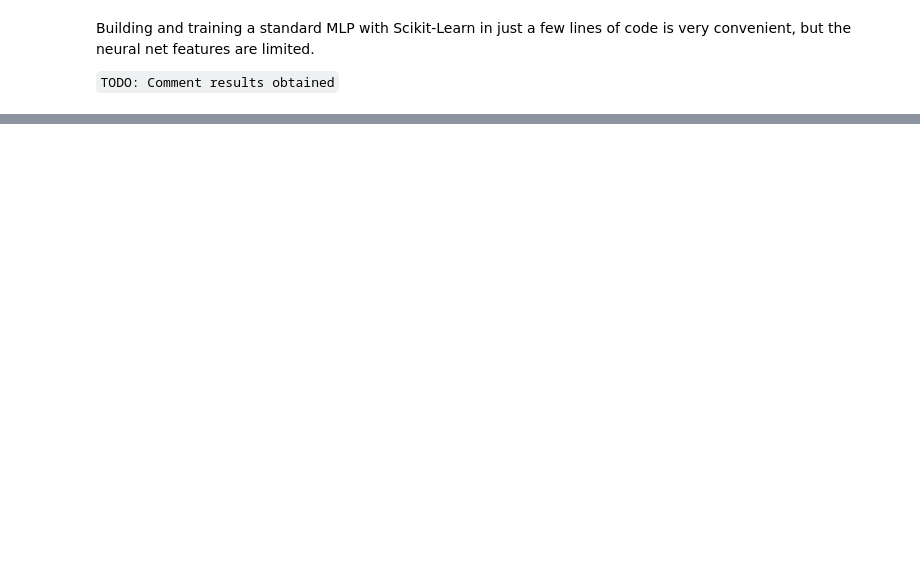
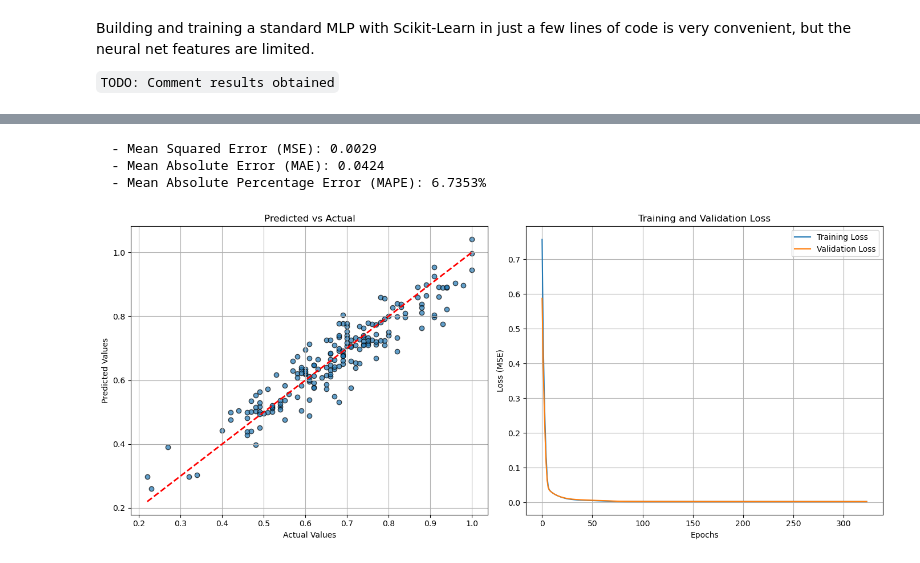
Before and after one commit to Danie1Arias/A1-DanielArias-BeatrizEnriquez, a Jupyter notebook: A1_DanielArias_BeatrizEnriquez.ipynb, the cells around one changed output, grey strips where cells are left out. Saved outputs shown, nothing was run; the diff lists cells and outputs as text; code cells hidden in the pictures; blank space fills up the shorter version.

```diff
--- a/A1_DanielArias_BeatrizEnriquez.ipynb
+++ b/A1_DanielArias_BeatrizEnriquez.ipynb
@@ -200,0 +204,76 @@ Text(0, 0.5, 'Predicted Values')
+# %%
+import tensorflow as tf
+from sklearn.model_selection import train_test_split
+
+X, y = df_encoded_scaled.drop("math score", axis=1), df_encoded_scaled["math score"]
+
+X_train_full, X_test, y_train_full, y_test = train_test_split(X, y, random_state=42)
+X_train, X_valid, y_train, y_valid = train_test_split(X_train_full, y_train_full, random_state=42)
+
+tf.random.set_seed(42)
+
+# In this case is not necessary to normalize data, but it's common practice
+norm_layer = tf.keras.layers.Normalization(input_shape=X_train.shape[1:])
+
+model = tf.keras.Sequential([
+    norm_layer,
+    tf.keras.layers.Dense(9, activation="relu"),
+    tf.keras.layers.Dense(5, activation="relu"),
+    tf.keras.layers.Dense(1)
+])
+
+optimizer = tf.keras.optimizers.Adam(learning_rate=1e-3)
+model.compile(loss="mse", optimizer=optimizer, metrics=["RootMeanSquaredError"])
+
+# This callback stops training when the model does not improve anymore
+early_stopping = tf.keras.callbacks.EarlyStopping(
+    patience=20, #Number of epochs without improvement before stopping
+    restore_best_weights=True
+)
+
+history = model.fit(
+    X_train,
+    y_train,
+    epochs=1000,
+    validation_data=(X_valid, y_valid),
+    verbose=0,
+    callbacks=[early_stopping]
+)
+y_pred = model.predict(X_valid, verbose=0)
+y_pred = y_pred.ravel()
+
+mse = mean_squared_error(y_valid, y_pred)
+mae = mean_absolute_error(y_valid, y_pred)
+mape = np.mean(np.abs((y_valid - y_pred) / np.where(y_valid == 0, 1, y_valid))) * 100
+
+print(f"  - Mean Squared Error (MSE): {mse:.4f}")
+print(f"  - Mean Absolute Error (MAE): {mae:.4f}")
+print(f"  - Mean Absolute Percentage Error (MAPE): {mape:.4f}%")
+# %% [output]
+  - Mean Squared Error (MSE): 0.0029
+  - Mean Absolute Error (MAE): 0.0424
+  - Mean Absolute Percentage Error (MAPE): 6.7353%
+# %%
+fig, axes = plt.subplots(1, 2, figsize=(14, 6))
+
+# 1. Predicted vs Actual
+axes[0].scatter(y_valid, y_pred, alpha=0.7, edgecolors='k')
+axes[0].plot([y_valid.min(), y_valid.max()], [y_valid.min(), y_valid.max()], 'r--', lw=2)
+axes[0].set_title('Predicted vs Actual')
+axes[0].set_xlabel('Actual Values')
+axes[0].set_ylabel('Predicted Values')
+axes[0].grid(True)
+
+# 2. Training and Validation Loss over Epochs
+axes[1].plot(history.history['loss'], label='Training Loss')
+axes[1].plot(history.history['val_loss'], label='Validation Loss')
+axes[1].set_title('Training and Validation Loss')
+axes[1].set_xlabel('Epochs')
+axes[1].set_ylabel('Loss (MSE)')
+axes[1].legend()
+axes[1].grid(True)
+
+plt.tight_layout()
+plt.show()
+# %% [output]
+[figure, added]
```
Also changed, not shown: parts of 6 cells of this notebook, 2 other files.
